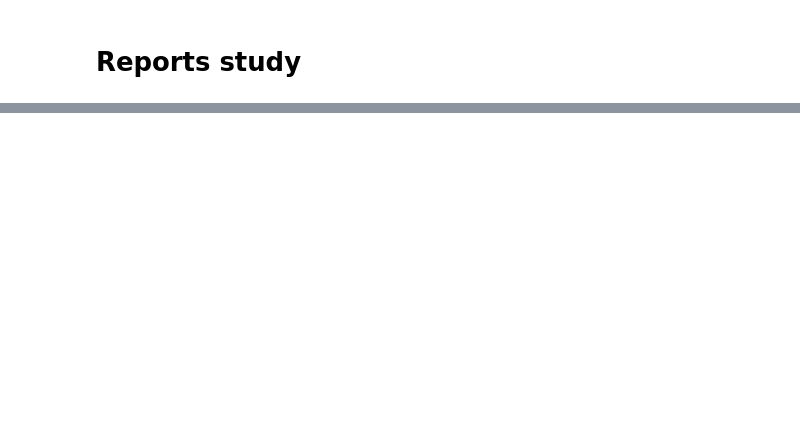
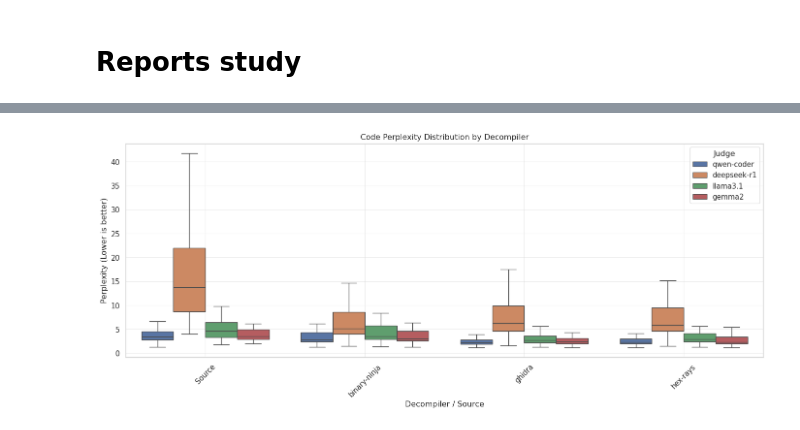
Before and after one commit to Lurpigi/msc-thesis-LLMs-to-rank-decompilers, a Jupyter notebook: final_db.ipynb, the cells around one changed output, grey strips where cells are left out. Cells and saved outputs as stored; diff of their text form; code cells hidden in the pictures; blank space fills up the shorter version.

```diff
--- a/final_db.ipynb
+++ b/final_db.ipynb
@@ -17,7 +17,7 @@ plt.rcParams['figure.figsize'] = (12, 6)
 plt.rcParams['figure.dpi'] = 100
 
 LOGS_PATH = './llm_server/logs/llm_metrics_db.csv'
-REPORTS_PATH = './dogbolt_bench/outputs/*.json'
+REPORT_PATH = './dogbolt_bench/outputs/dogbolt_report.json'
 # %%
 def load_metrics(path):
     try:
@@ -127,0 +253,89 @@ plt.show()
+# %%
+if not df_db.empty:
+
+    plot_data = []
+
+    for _, row in df_db.iterrows():
+        judge = row['judge_model']
+
+        # 1. Source Code Data
+        plot_data.append({
+            'Judge': judge,
+            'Decompiler': 'Source',
+            'Perplexity': row['perp_source'],
+            'AST Perplexity': row['perp_ast_source'],
+            'Type': 'Source'
+        })
+
+        # 2. Decompiler A Data
+        if row['decompiler_A']:
+            plot_data.append({
+                'Judge': judge,
+                'Decompiler': row['decompiler_A'],
+                'Perplexity': row['perp_A'],
+                'AST Perplexity': row['perp_ast_A'],
+                'Type': 'Decompiler'
+            })
+
+        # 3. Decompiler B Data
+        if row['decompiler_B']:
+            plot_data.append({
+                'Judge': judge,
+                'Decompiler': row['decompiler_B'],
+                'Perplexity': row['perp_B'],
+                'AST Perplexity': row['perp_ast_B'],
+                'Type': 'Decompiler'
+            })
+
+    df_plot = pd.DataFrame(plot_data)
+
+    df_plot = df_plot.dropna(subset=['Perplexity'])
+    df_plot = df_plot[df_plot['Perplexity'] != -1]
+
+    plt.figure(figsize=(14, 6))
+
+
+    decompilers = sorted(list(set(df_plot['Decompiler']) - {'Source'}))
+    order = ['Source'] + decompilers
+
+    sns.boxplot(
+        data=df_plot,
+        x='Decompiler',
+        y='Perplexity',
+        hue='Judge',
+        order=order,
+        showfliers=False,
+    )
+
+    plt.title('Code Perplexity Distribution by Decompiler')
+    plt.ylabel('Perplexity (Lower is better)')
+    plt.xlabel('Decompiler / Source')
+    plt.grid(True, alpha=0.3)
+    plt.xticks(rotation=45)
+    plt.tight_layout()
+    plt.show()
+
+    df_plot_ast = df_plot.dropna(subset=['AST Perplexity'])
+    df_plot_ast = df_plot_ast[df_plot_ast['AST Perplexity'] != -1]
+
+    if not df_plot_ast.empty:
+        plt.figure(figsize=(14, 6))
+
+        sns.boxplot(
+            data=df_plot_ast,
+            x='Decompiler',
+            y='AST Perplexity',
+            hue='Judge',
+            order=order,
+            showfliers=False,
+        )
+
+        plt.title('AST Perplexity Distribution by Decompiler')
+        plt.ylabel('AST Perplexity')
+        plt.xlabel('Decompiler / Source')
+        plt.grid(True, alpha=0.3)
+        plt.xticks(rotation=45)
+        plt.tight_layout()
+        plt.show()
+# %% [output]
+[figure, added]
```
Also changed, not shown: parts of 20 cells of this notebook, 2 other files.
